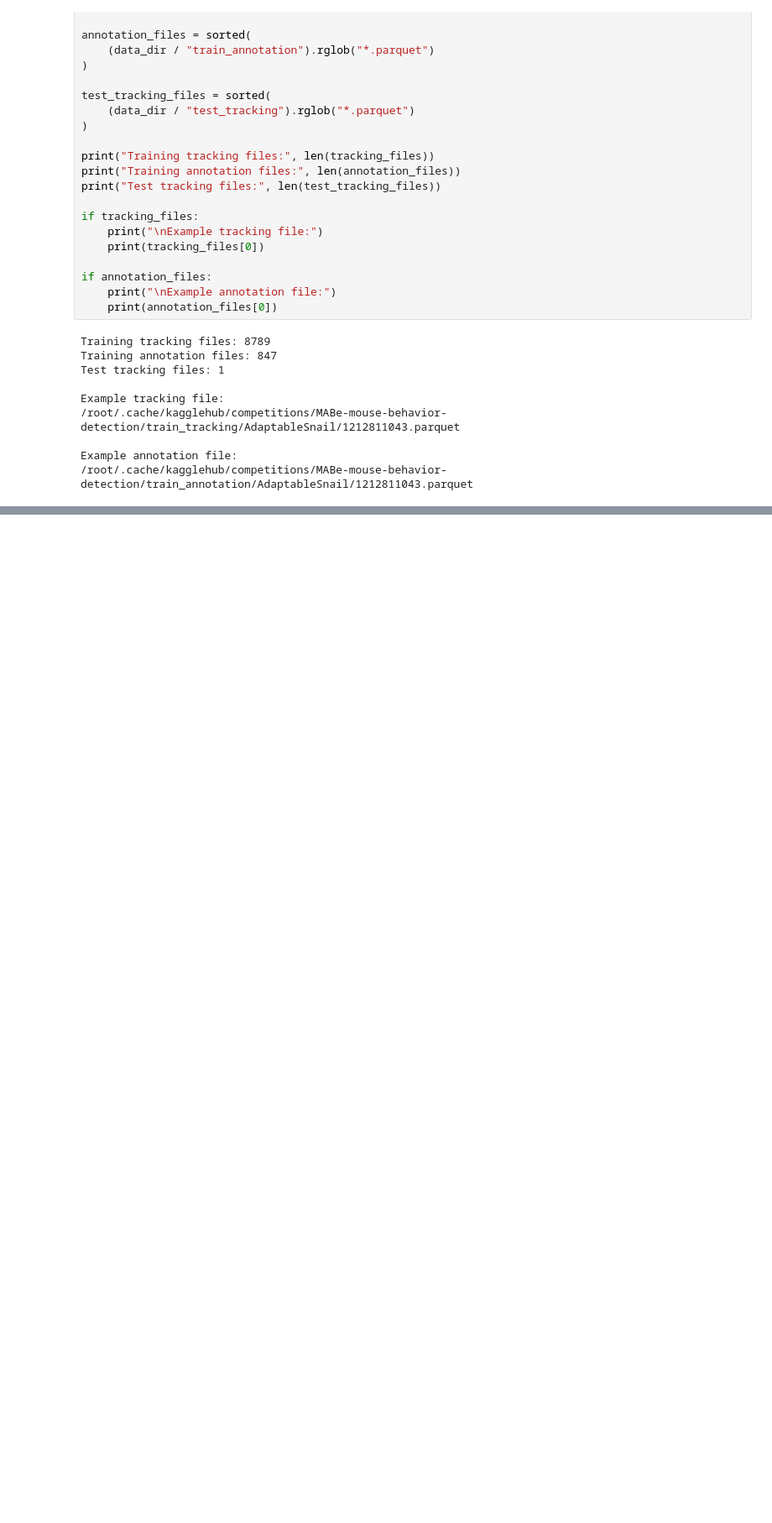
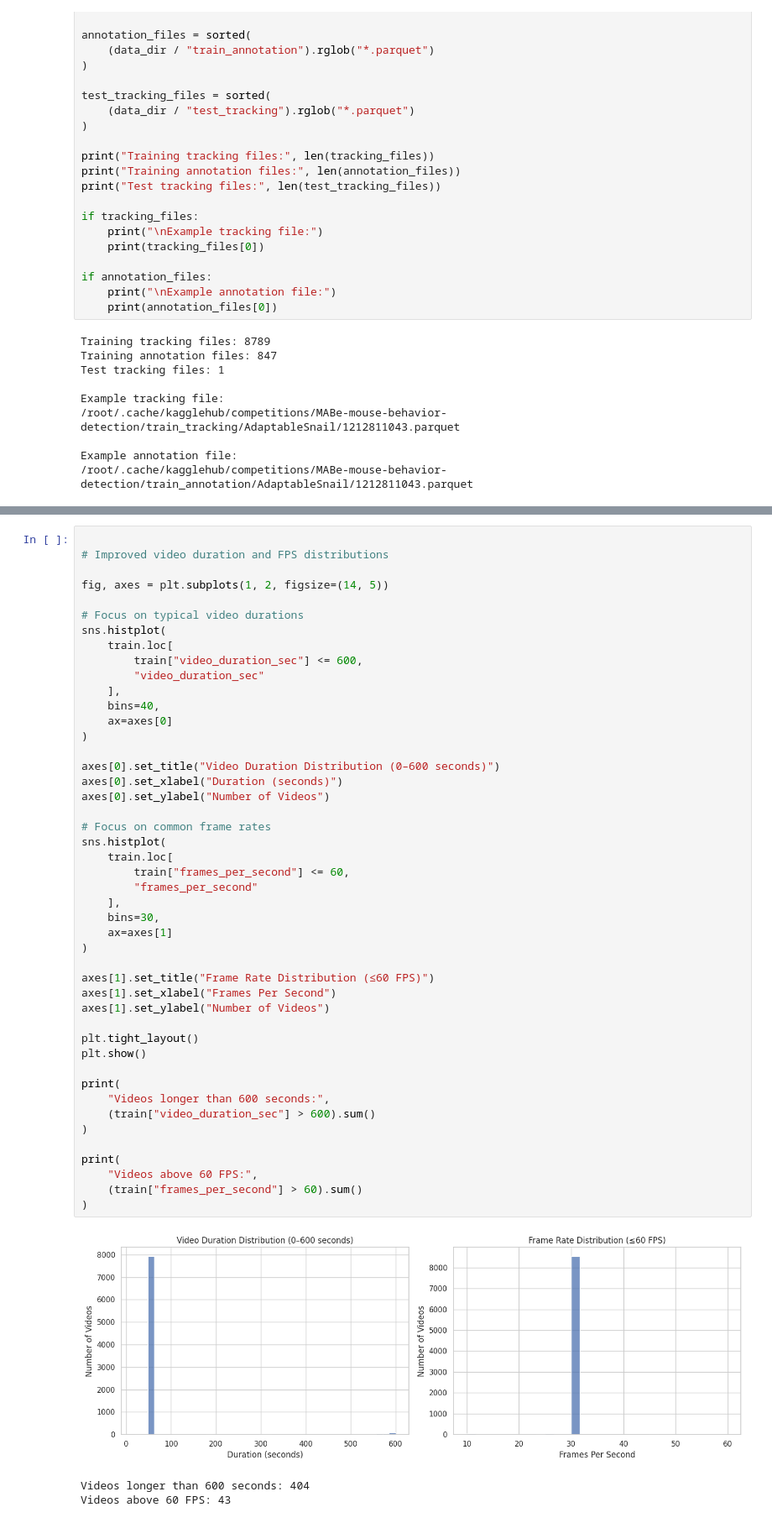
Before and after one commit to aytug-guler/GROUP19_CENG313, a Jupyter notebook: assignment1_eda_baseline.ipynb, the cells around one changed output, grey strips where cells are left out. Shown at 84% size. Drawn from its saved outputs; the diff is of its cells as text; blank space fills up the shorter version.

```diff
--- a/assignment1_eda_baseline.ipynb
+++ b/assignment1_eda_baseline.ipynb
@@ -141,0 +347,50 @@ Example annotation file:
+# %%
+
+# Improved video duration and FPS distributions
+
+fig, axes = plt.subplots(1, 2, figsize=(14, 5))
+
+# Focus on typical video durations
+sns.histplot(
+    train.loc[
+        train["video_duration_sec"] <= 600,
+        "video_duration_sec"
+    ],
+    bins=40,
+    ax=axes[0]
+)
+
+axes[0].set_title("Video Duration Distribution (0–600 seconds)")
+axes[0].set_xlabel("Duration (seconds)")
+axes[0].set_ylabel("Number of Videos")
+
+# Focus on common frame rates
+sns.histplot(
+    train.loc[
+        train["frames_per_second"] <= 60,
+        "frames_per_second"
+    ],
+    bins=30,
+    ax=axes[1]
+)
+
+axes[1].set_title("Frame Rate Distribution (≤60 FPS)")
+axes[1].set_xlabel("Frames Per Second")
+axes[1].set_ylabel("Number of Videos")
+
+plt.tight_layout()
+plt.show()
+
+print(
+    "Videos longer than 600 seconds:",
+    (train["video_duration_sec"] > 600).sum()
+)
+
+print(
+    "Videos above 60 FPS:",
+    (train["frames_per_second"] > 60).sum()
+)
+# %% [output]
+[figure, added]
+Videos longer than 600 seconds: 404
+Videos above 60 FPS: 43
```
Also changed, not shown: parts of 9 cells of this notebook, 1 other file.
